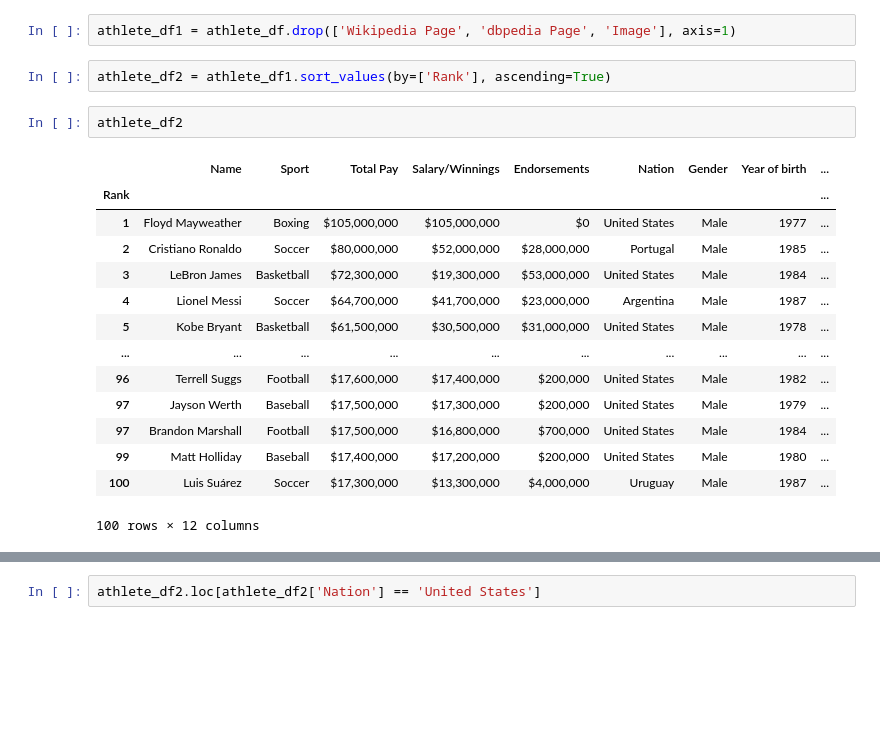
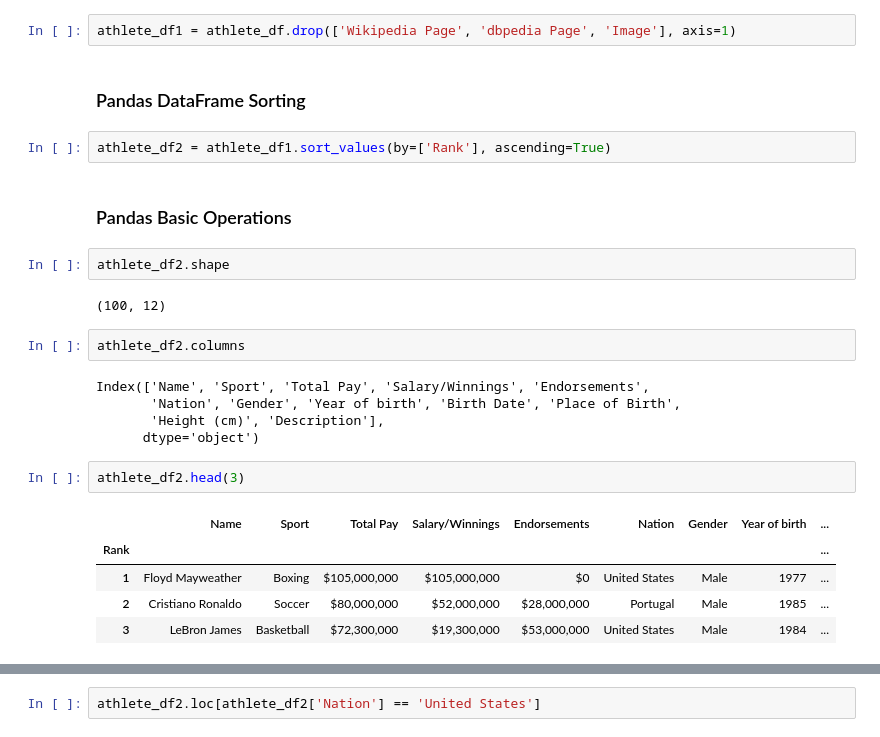
Before and after one commit to ajithpmohan/PythonDataAnalysisVisualization, a Jupyter notebook: athletes.ipynb, the cells around one changed output, grey strips where cells are left out. Cells and saved outputs as stored; diff of their text form; blank space fills up the shorter version.

```diff
--- a/athletes.ipynb
+++ b/athletes.ipynb
@@ -5,21 +31,27 @@ athlete_df = pd.read_csv('Athletes.csv', index_col='Rank')
 # %%
 athlete_df1 = athlete_df.drop(['Wikipedia Page', 'dbpedia Page', 'Image'], axis=1)
+# %% [markdown]
+### Pandas DataFrame Sorting
 # %%
 athlete_df2 = athlete_df1.sort_values(by=['Rank'], ascending=True)
+# %% [markdown]
+### Pandas Basic Operations
+# %%
+athlete_df2.shape
+# %% [output]
+(100, 12)
+# %%
+athlete_df2.columns
+# %% [output]
+Index(['Name', 'Sport', 'Total Pay', 'Salary/Winnings', 'Endorsements',
+       'Nation', 'Gender', 'Year of birth', 'Birth Date', 'Place of Birth',
+       'Height (cm)', 'Description'],
+      dtype='object')
 # %%
-athlete_df2
+athlete_df2.head(3)
 # %% [output]
 |  | Name | Sport | Total Pay | Salary/Winnings | Endorsements | Nation | Gender | Year of birth | ... |
 | Rank |  |  |  |  |  |  |  |  | ... |
 | 1 | Floyd Mayweather | Boxing | $105,000,000 | $105,000,000 | $0 | United States | Male | 1977 | ... |
 | 2 | Cristiano Ronaldo | Soccer | $80,000,000 | $52,000,000 | $28,000,000 | Portugal | Male | 1985 | ... |
 | 3 | LeBron James | Basketball | $72,300,000 | $19,300,000 | $53,000,000 | United States | Male | 1984 | ... |
-| 4 | Lionel Messi | Soccer | $64,700,000 | $41,700,000 | $23,000,000 | Argentina | Male | 1987 | ... |
-| 5 | Kobe Bryant | Basketball | $61,500,000 | $30,500,000 | $31,000,000 | United States | Male | 1978 | ... |
-| ... | ... | ... | ... | ... | ... | ... | ... | ... | ... |
-| 96 | Terrell Suggs | Football | $17,600,000 | $17,400,000 | $200,000 | United States | Male | 1982 | ... |
-| 97 | Jayson Werth | Baseball | $17,500,000 | $17,300,000 | $200,000 | United States | Male | 1979 | ... |
-| 97 | Brandon Marshall | Football | $17,500,000 | $16,800,000 | $700,000 | United States | Male | 1984 | ... |
-| 99 | Matt Holliday | Baseball | $17,400,000 | $17,200,000 | $200,000 | United States | Male | 1980 | ... |
-| 100 | Luis Suárez | Soccer | $17,300,000 | $13,300,000 | $4,000,000 | Uruguay | Male | 1987 | ... |
-100 rows × 12 columns
```
Also changed, not shown: parts of 20 cells of this notebook.
